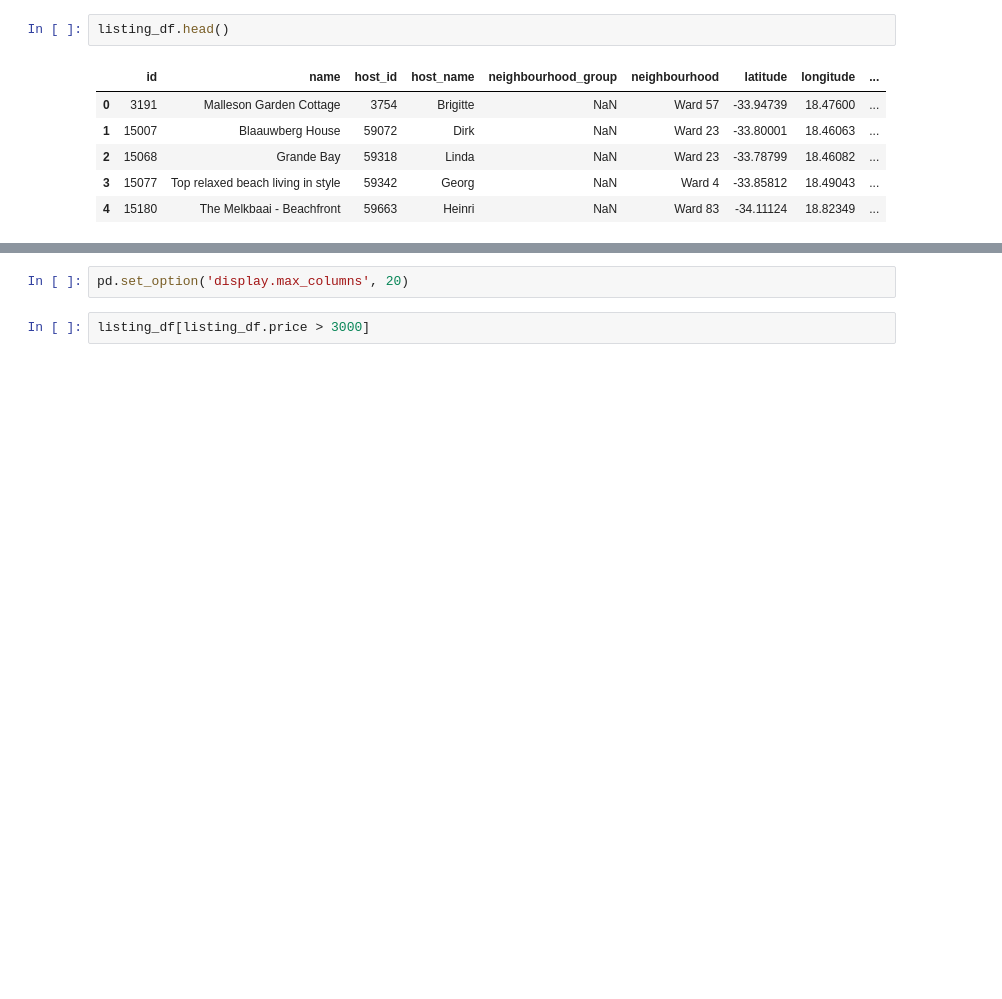
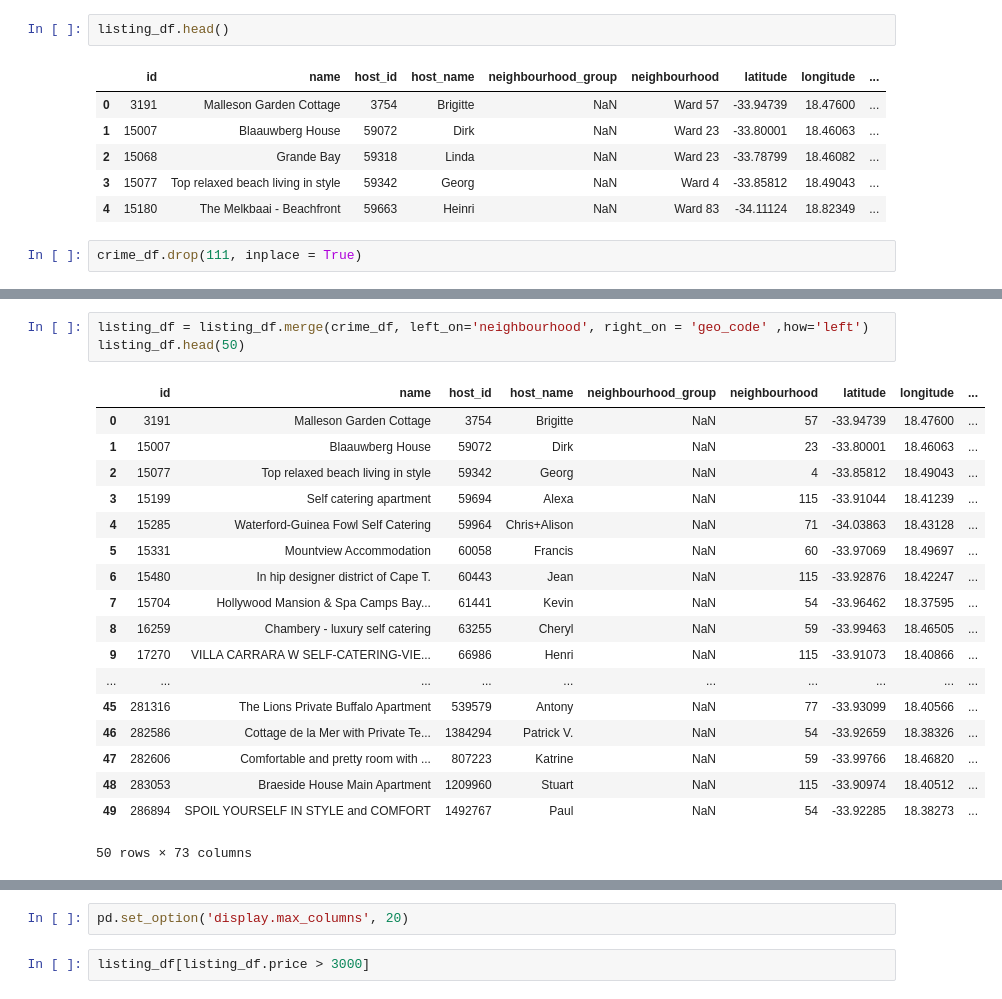
Before and after one commit to dolcikey/Cape_Town_AirBNB, a Jupyter notebook: SouthAfricaAirBNB.ipynb, the cells around one changed output, grey strips where cells are left out. Drawn from its saved outputs; the diff is of its cells as text; blank space fills up the shorter version.

```diff
--- a/SouthAfricaAirBNB.ipynb
+++ b/SouthAfricaAirBNB.ipynb
@@ -43,3 +43,5 @@ listing_df.head()
 | 2 | 15068 | Grande Bay | 59318 | Linda | NaN | Ward 23 | -33.78799 | 18.46082 | ... |
 | 3 | 15077 | Top relaxed beach living in style | 59342 | Georg | NaN | Ward 4 | -33.85812 | 18.49043 | ... |
 | 4 | 15180 | The Melkbaai - Beachfront | 59663 | Heinri | NaN | Ward 83 | -34.11124 | 18.82349 | ... |
+# %%
+crime_df.drop(111, inplace = True)
@@ -45,0 +63,22 @@ listing_df.head()
+# %%
+listing_df = listing_df.merge(crime_df, left_on='neighbourhood', right_on = 'geo_code' ,how='left')
+listing_df.head(50)
+# %% [output]
+|  | id | name | host_id | host_name | neighbourhood_group | neighbourhood | latitude | longitude | ... |
+| 0 | 3191 | Malleson Garden Cottage | 3754 | Brigitte | NaN | 57 | -33.94739 | 18.47600 | ... |
+| 1 | 15007 | Blaauwberg House | 59072 | Dirk | NaN | 23 | -33.80001 | 18.46063 | ... |
+| 2 | 15077 | Top relaxed beach living in style | 59342 | Georg | NaN | 4 | -33.85812 | 18.49043 | ... |
+| 3 | 15199 | Self catering apartment | 59694 | Alexa | NaN | 115 | -33.91044 | 18.41239 | ... |
+| 4 | 15285 | Waterford-Guinea Fowl Self Catering | 59964 | Chris+Alison | NaN | 71 | -34.03863 | 18.43128 | ... |
+| 5 | 15331 | Mountview Accommodation | 60058 | Francis | NaN | 60 | -33.97069 | 18.49697 | ... |
+| 6 | 15480 | In hip designer district of Cape T. | 60443 | Jean | NaN | 115 | -33.92876 | 18.42247 | ... |
+| 7 | 15704 | Hollywood Mansion & Spa Camps Bay... | 61441 | Kevin | NaN | 54 | -33.96462 | 18.37595 | ... |
+| 8 | 16259 | Chambery - luxury self catering | 63255 | Cheryl | NaN | 59 | -33.99463 | 18.46505 | ... |
+| 9 | 17270 | VILLA CARRARA W SELF-CATERING-VIE... | 66986 | Henri | NaN | 115 | -33.91073 | 18.40866 | ... |
+| ... | ... | ... | ... | ... | ... | ... | ... | ... | ... |
+| 45 | 281316 | The Lions Private Buffalo Apartment | 539579 | Antony | NaN | 77 | -33.93099 | 18.40566 | ... |
+| 46 | 282586 | Cottage de la Mer with Private Te... | 1384294 | Patrick V. | NaN | 54 | -33.92659 | 18.38326 | ... |
+| 47 | 282606 | Comfortable and pretty room with ... | 807223 | Katrine | NaN | 59 | -33.99766 | 18.46820 | ... |
+| 48 | 283053 | Braeside House Main Apartment | 1209960 | Stuart | NaN | 115 | -33.90974 | 18.40512 | ... |
+| 49 | 286894 | SPOIL YOURSELF IN STYLE and COMFORT | 1492767 | Paul | NaN | 54 | -33.92285 | 18.38273 | ... |
+50 rows × 73 columns
```
Also changed, not shown: parts of 16 cells of this notebook.
